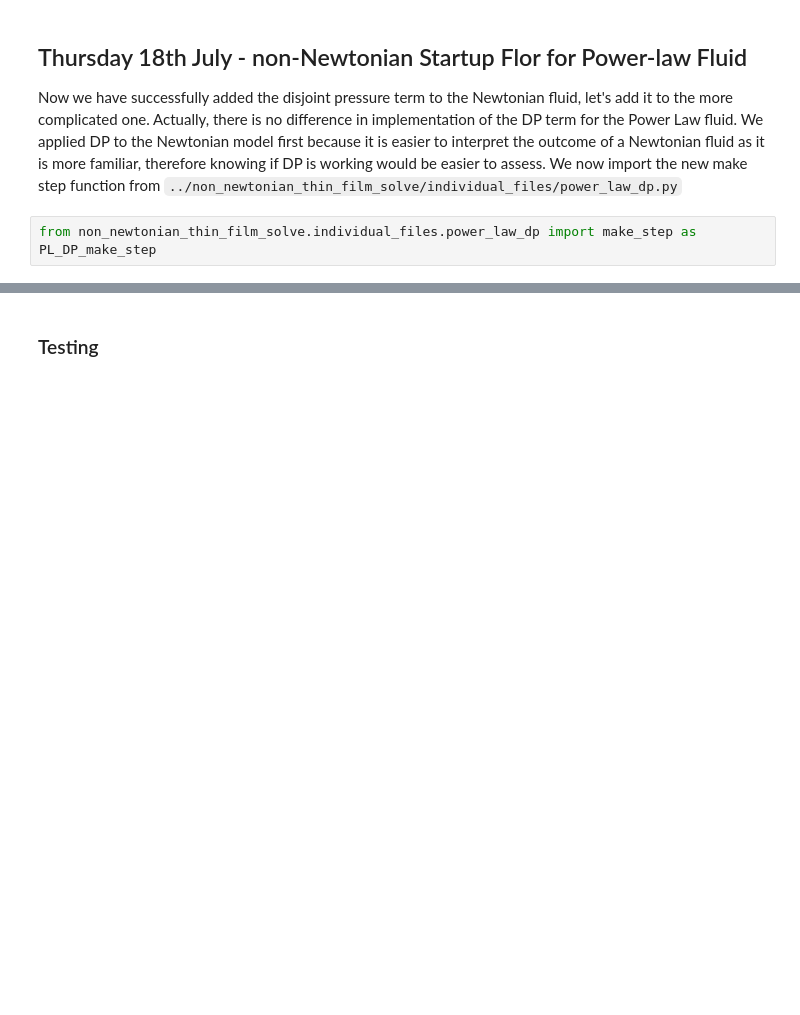
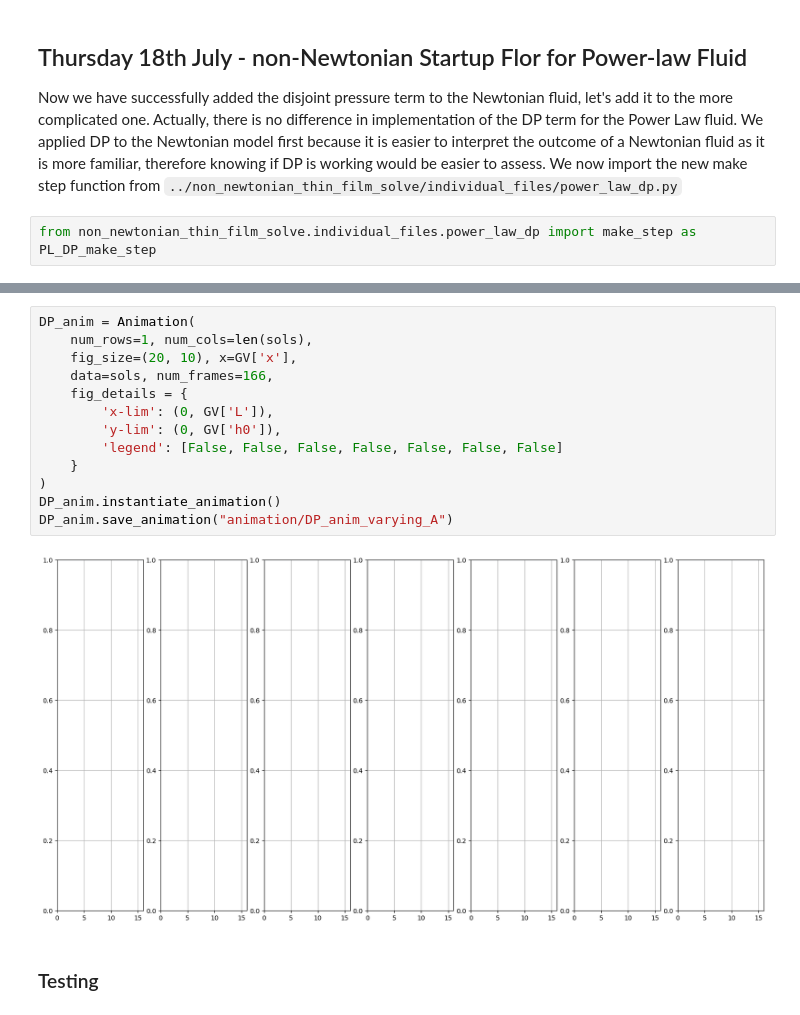
Before and after one commit to jrobo-gith/Independent-project-code, a Jupyter notebook: collection.ipynb, the cells around one changed output, grey strips where cells are left out. Drawn from its saved outputs; the diff is of its cells as text; blank space fills up the shorter version.

```diff
--- a/collection.ipynb
+++ b/collection.ipynb
@@ -325,3 +402,18 @@ Text(0, 0.5, 'Film Height $(y)$')
+# %%
+DP_anim = Animation(
+    num_rows=1, num_cols=len(sols),
+    fig_size=(20, 10), x=GV['x'],
+    data=sols, num_frames=166,
+    fig_details = {
+        'x-lim': (0, GV['L']),
+        'y-lim': (0, GV['h0']),
+        'legend': [False, False, False, False, False, False, False]
+    }
+)
+DP_anim.instantiate_animation()
+DP_anim.save_animation("animation/DP_anim_varying_A")
+# %% [output]
+[figure, added]
 # %% [markdown]
 ### Testing
 # %%
```
Also changed, not shown: parts of 14 cells of this notebook, 7 other files.
